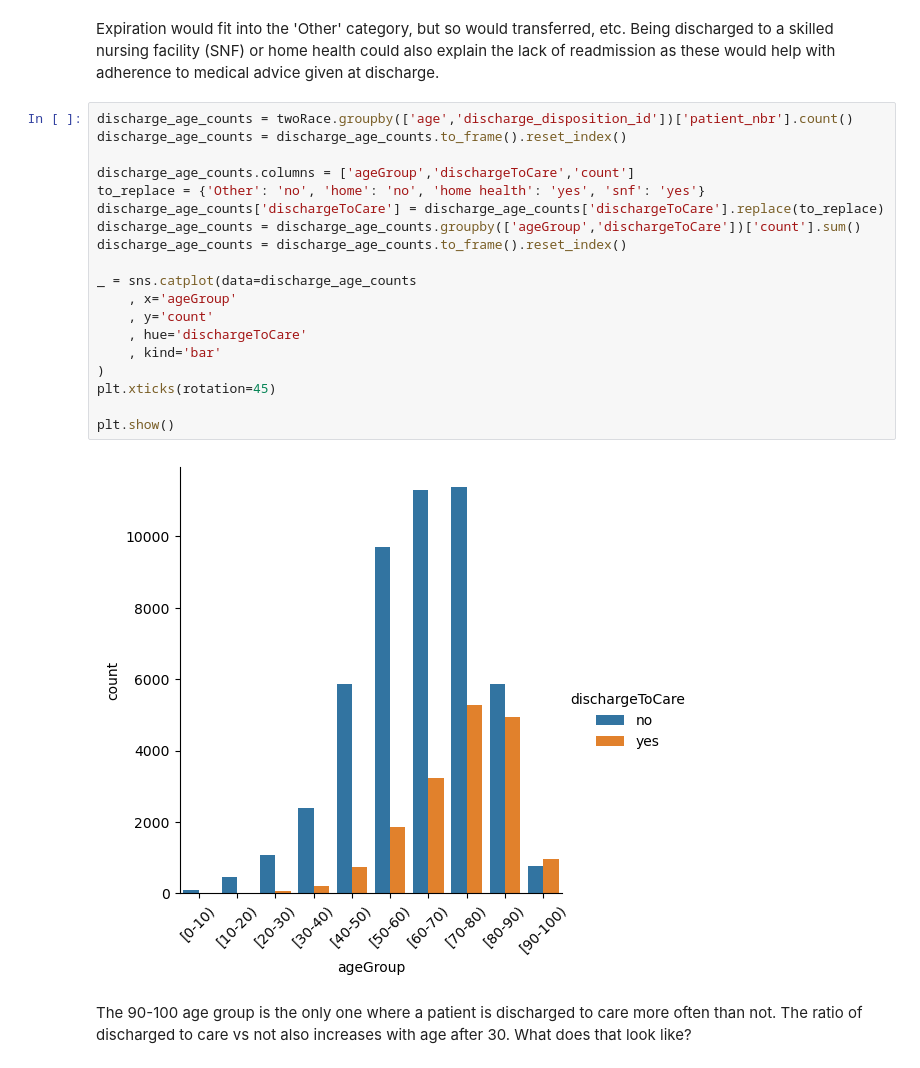
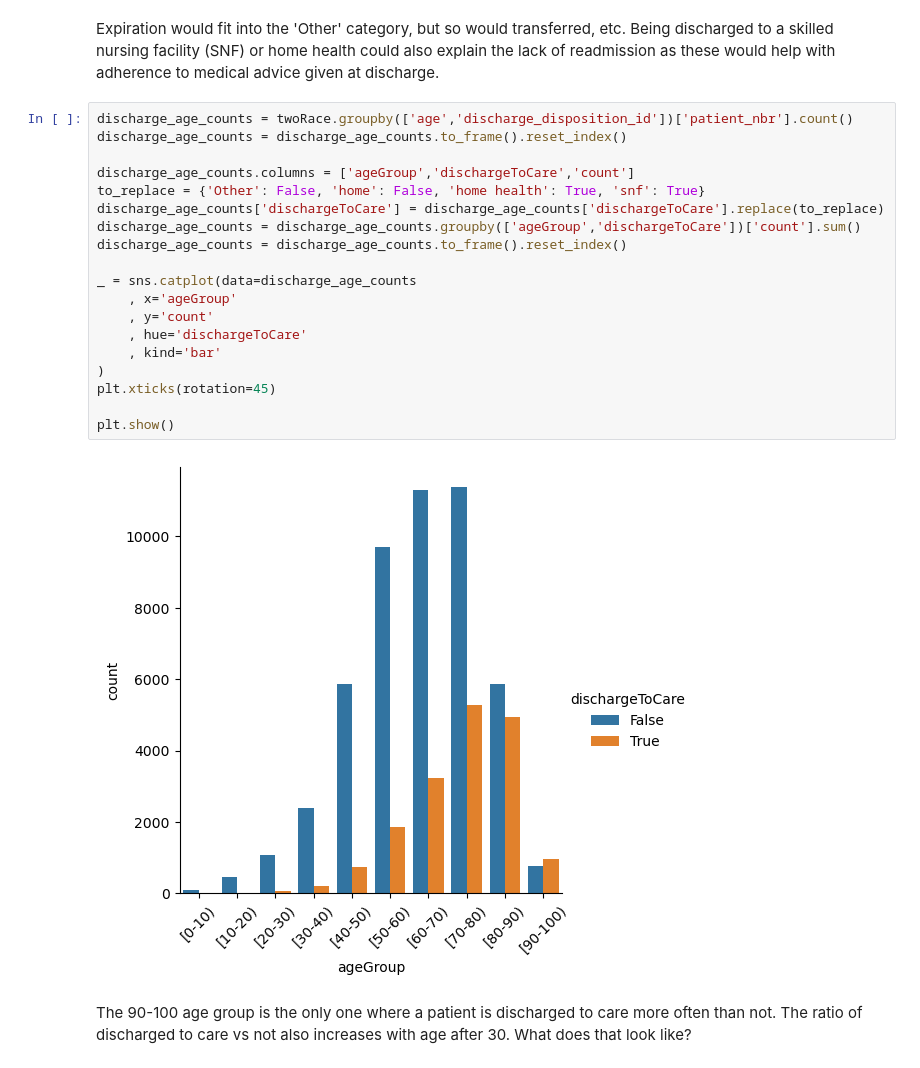
Before and after one commit to ashbyj/PredictingReadmissions, a Jupyter notebook: notebooks/2-ja-eda.ipynb, the cells around one changed output. Drawn from its saved outputs; the diff is of its cells as text.

```diff
--- a/notebooks/2-ja-eda.ipynb
+++ b/notebooks/2-ja-eda.ipynb
@@ -236,24 +231,24 @@ Expiration would fit into the 'Other' category, but so would transferred, etc.
 # %%
 discharge_age_counts = twoRace.groupby(['age','discharge_disposition_id'])['patient_nbr'].count()
 discharge_age_counts = discharge_age_counts.to_frame().reset_index()
 
 discharge_age_counts.columns = ['ageGroup','dischargeToCare','count']
-to_replace = {'Other': 'no', 'home': 'no', 'home health': 'yes', 'snf': 'yes'}
+to_replace = {'Other': False, 'home': False, 'home health': True, 'snf': True}
 discharge_age_counts['dischargeToCare'] = discharge_age_counts['dischargeToCare'].replace(to_replace)
 discharge_age_counts = discharge_age_counts.groupby(['ageGroup','dischargeToCare'])['count'].sum()
 discharge_age_counts = discharge_age_counts.to_frame().reset_index()
 
 _ = sns.catplot(data=discharge_age_counts
     , x='ageGroup'
     , y='count'
     , hue='dischargeToCare'
     , kind='bar'
 )
 plt.xticks(rotation=45)
 
 plt.show()
 # %% [output]
-[figure, old version]
+[figure, new version]
 # %% [markdown]
 The 90-100 age group is the only one where a patient is discharged to care more often than not.  The ratio of discharged to care vs not also increases with age after 30.  What does that look like?
 # %%
```
Also changed, not shown: parts of 17 cells of this notebook.
